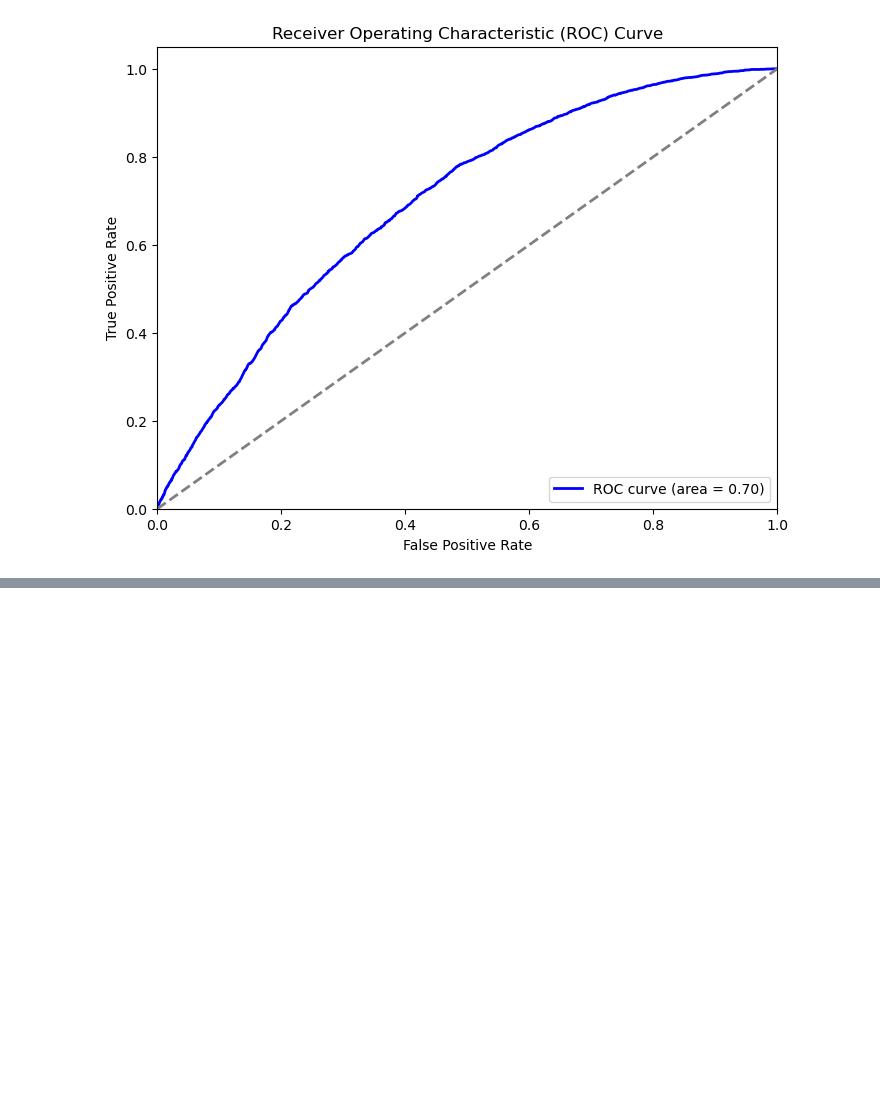
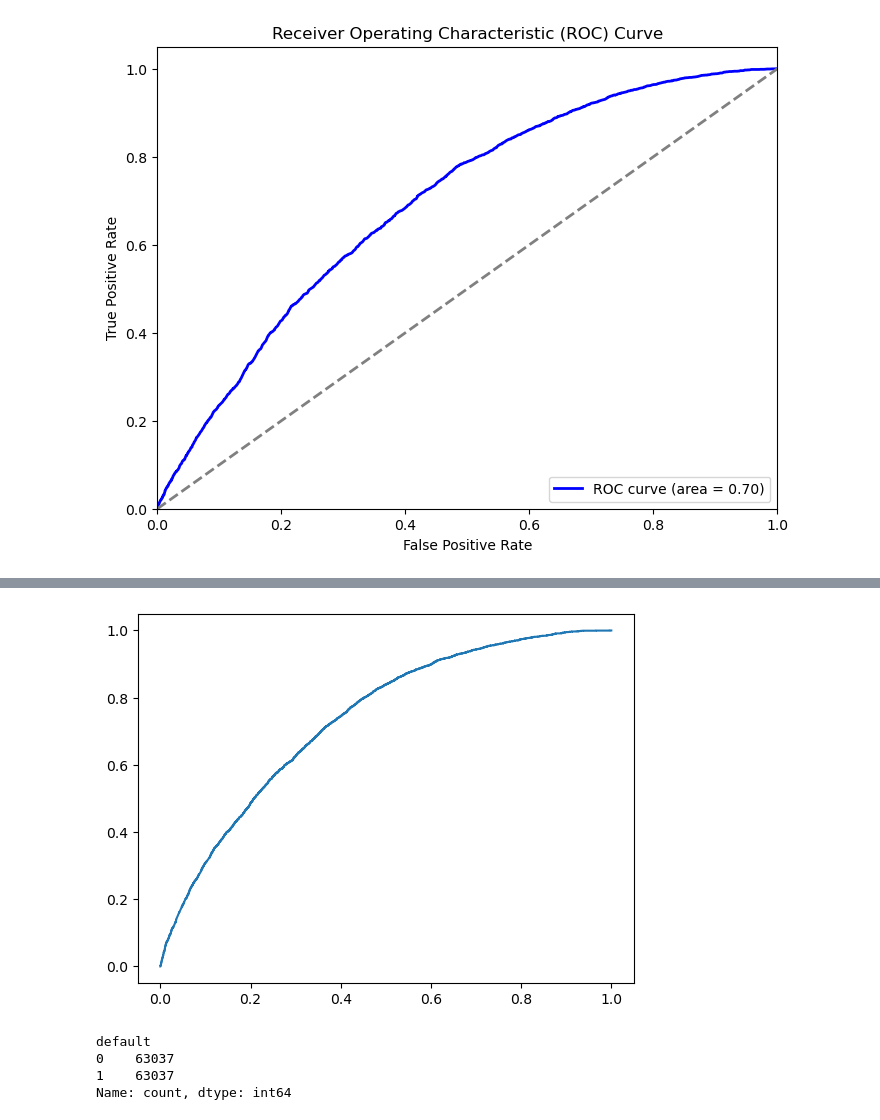
Before and after one commit to Ameya1337/Lending-Game-Finance, a Jupyter notebook: modeling_2.ipynb, the cells around one changed output, grey strips where cells are left out. Drawn from its saved outputs; the diff is of its cells as text; code cells hidden in the pictures; blank space fills up the shorter version.

```diff
--- a/modeling_2.ipynb
+++ b/modeling_2.ipynb
@@ -836,0 +1061,29 @@ print(classification_report(y_test, y_pred_svm))
+# %%
+y_prob_stacking = stacking_clf.predict_proba(X_test)[:, 1]
+fpr, tpr, thresholds = roc_curve(y_test, y_prob_stacking)
+
+# Plot ROC curve
+plt.plot(fpr, tpr)
+plt.show()
+
+# Select a new threshold, e.g., one where tpr is high but fpr is low
+optimal_threshold = 0.4  # Example threshold
+y_pred_stacking_new = (y_prob_stacking >= optimal_threshold).astype(int)
+# %% [output]
+[figure, added]
+# %%
+# Oversampling with SMOTE
+
+from imblearn.over_sampling import SMOTE
+
+smote = SMOTE(random_state=42)
+
+X_train_resampled, y_train_resampled = smote.fit_resample(X_train, y_train)
+
+# Check the class distribution after resampling
+print(y_train_resampled.value_counts())
+# %% [output]
+default
+0    63037
+1    63037
+Name: count, dtype: int64
```
Also changed, not shown: parts of 4 cells of this notebook, 7 other files.
